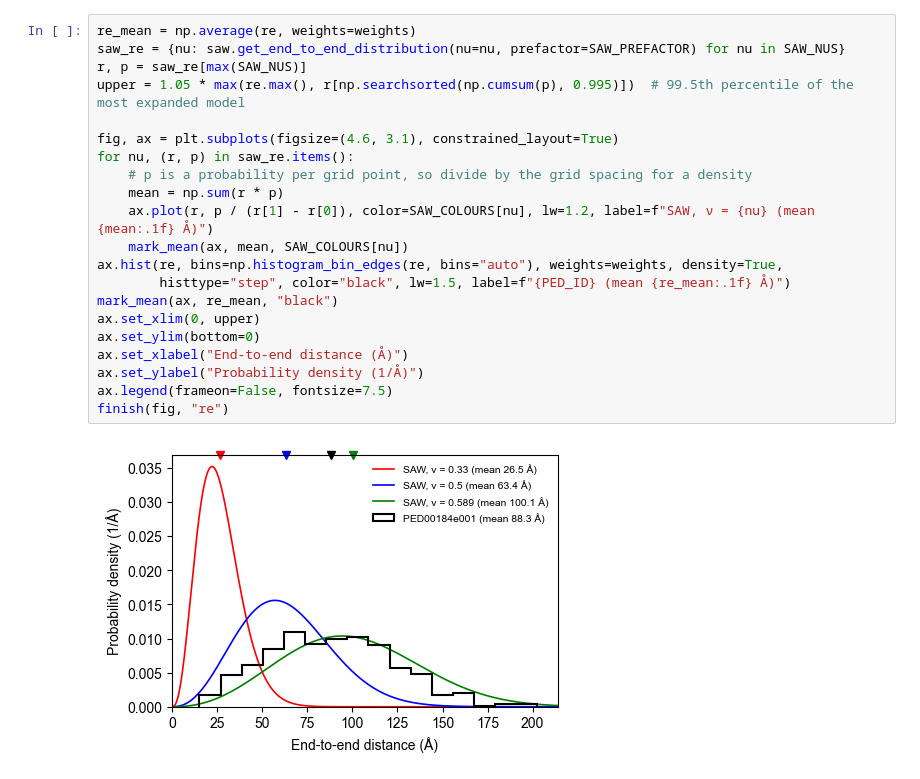
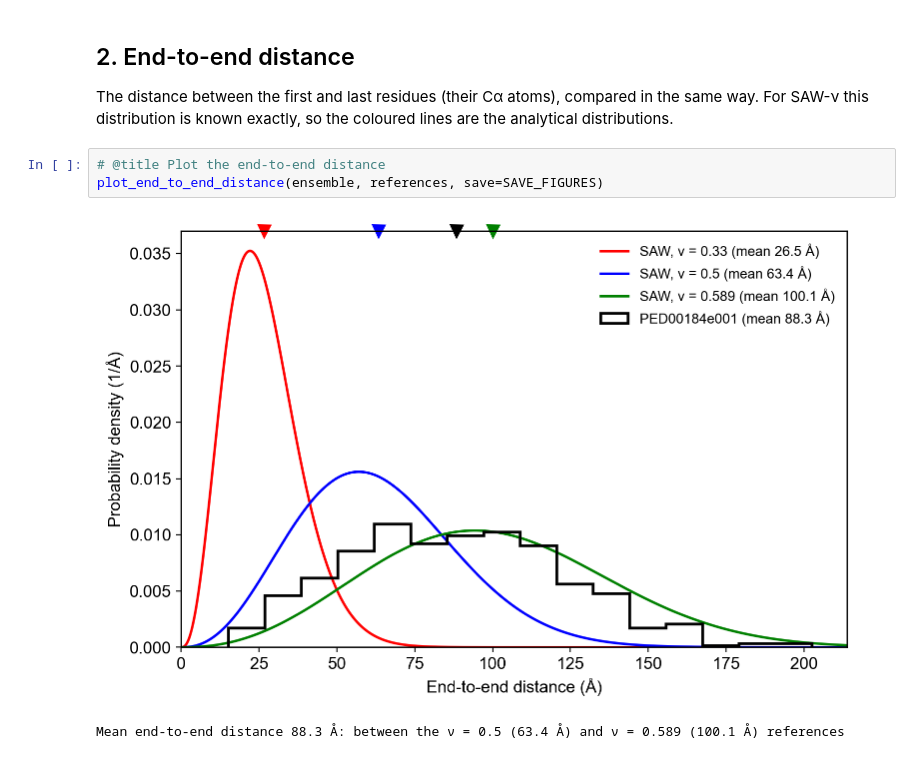
Before and after one commit to holehouse-lab/soursop, a Jupyter notebook: ped-resources/ped_ensemble_characterisation.ipynb, the cells around one changed output. Drawn from its saved outputs; the diff is of its cells as text.

```diff
--- a/ped-resources/ped_ensemble_characterisation.ipynb
+++ b/ped-resources/ped_ensemble_characterisation.ipynb
@@ -261,23 +782,10 @@ The distance between the Cα atoms of the first and last residues. For SAW-ν th
+# %% [markdown]
+## 2. End-to-end distance
+
+The distance between the first and last residues (their Cα atoms), compared in the same way. For SAW-ν this distribution is known exactly, so the coloured lines are the analytical distributions.
 # %%
-re_mean = np.average(re, weights=weights)
-saw_re = {nu: saw.get_end_to_end_distribution(nu=nu, prefactor=SAW_PREFACTOR) for nu in SAW_NUS}
-r, p = saw_re[max(SAW_NUS)]
-upper = 1.05 * max(re.max(), r[np.searchsorted(np.cumsum(p), 0.995)])  # 99.5th percentile of the most expanded model
-
-fig, ax = plt.subplots(figsize=(4.6, 3.1), constrained_layout=True)
-for nu, (r, p) in saw_re.items():
-    # p is a probability per grid point, so divide by the grid spacing for a density
-    mean = np.sum(r * p)
-    ax.plot(r, p / (r[1] - r[0]), color=SAW_COLOURS[nu], lw=1.2, label=f"SAW, ν = {nu} (mean {mean:.1f} Å)")
-    mark_mean(ax, mean, SAW_COLOURS[nu])
-ax.hist(re, bins=np.histogram_bin_edges(re, bins="auto"), weights=weights, density=True,
-        histtype="step", color="black", lw=1.5, label=f"{PED_ID} (mean {re_mean:.1f} Å)")
-mark_mean(ax, re_mean, "black")
-ax.set_xlim(0, upper)
-ax.set_ylim(bottom=0)
-ax.set_xlabel("End-to-end distance (Å)")
-ax.set_ylabel("Probability density (1/Å)")
-ax.legend(frameon=False, fontsize=7.5)
-finish(fig, "re")
+# @title Plot the end-to-end distance
+plot_end_to_end_distance(ensemble, references, save=SAVE_FIGURES)
 # %% [output]
-[figure, old version]
+[figure, new version]
+Mean end-to-end distance 88.3 Å: between the ν = 0.5 (63.4 Å) and ν = 0.589 (100.1 Å) references
```
Also changed, not shown: parts of 38 cells of this notebook.
